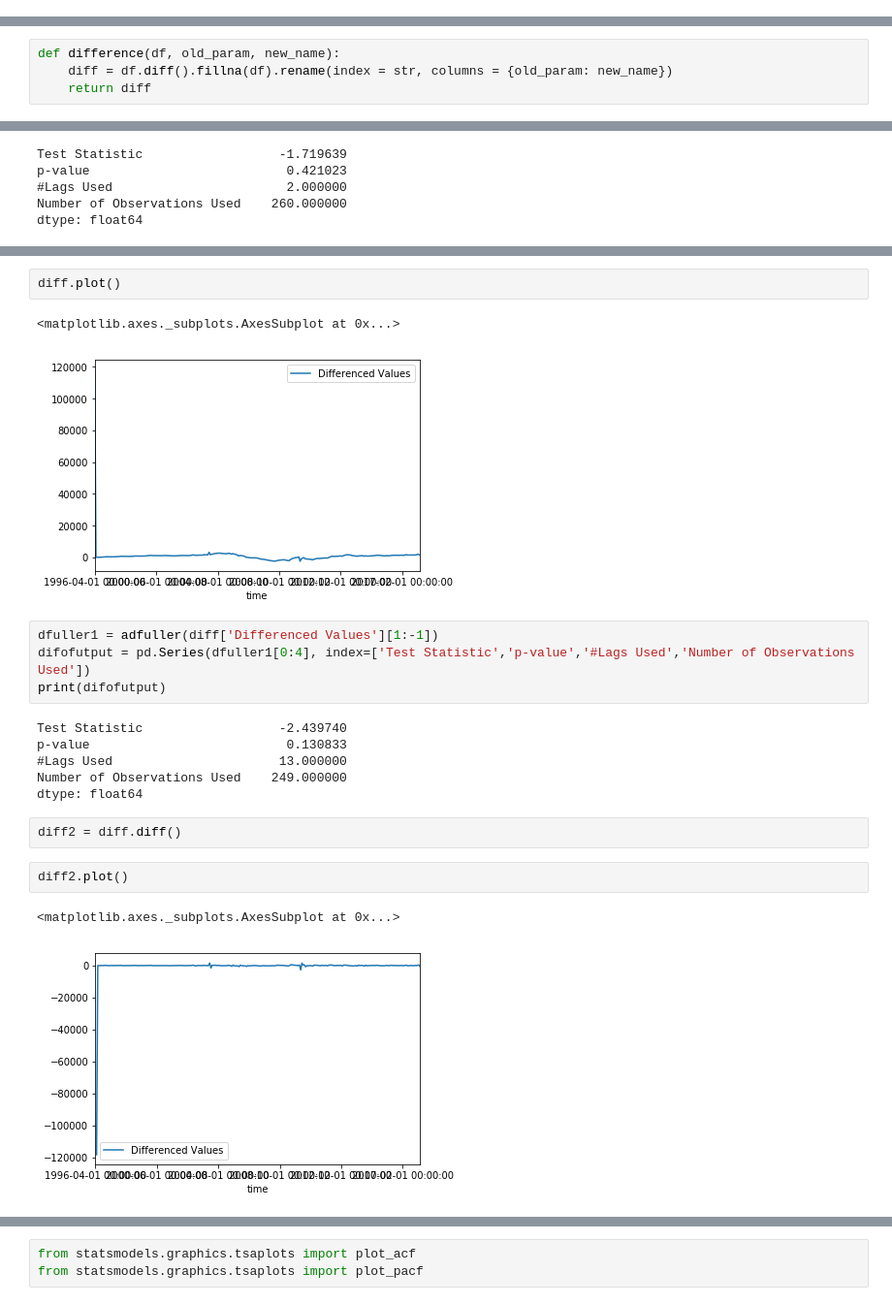
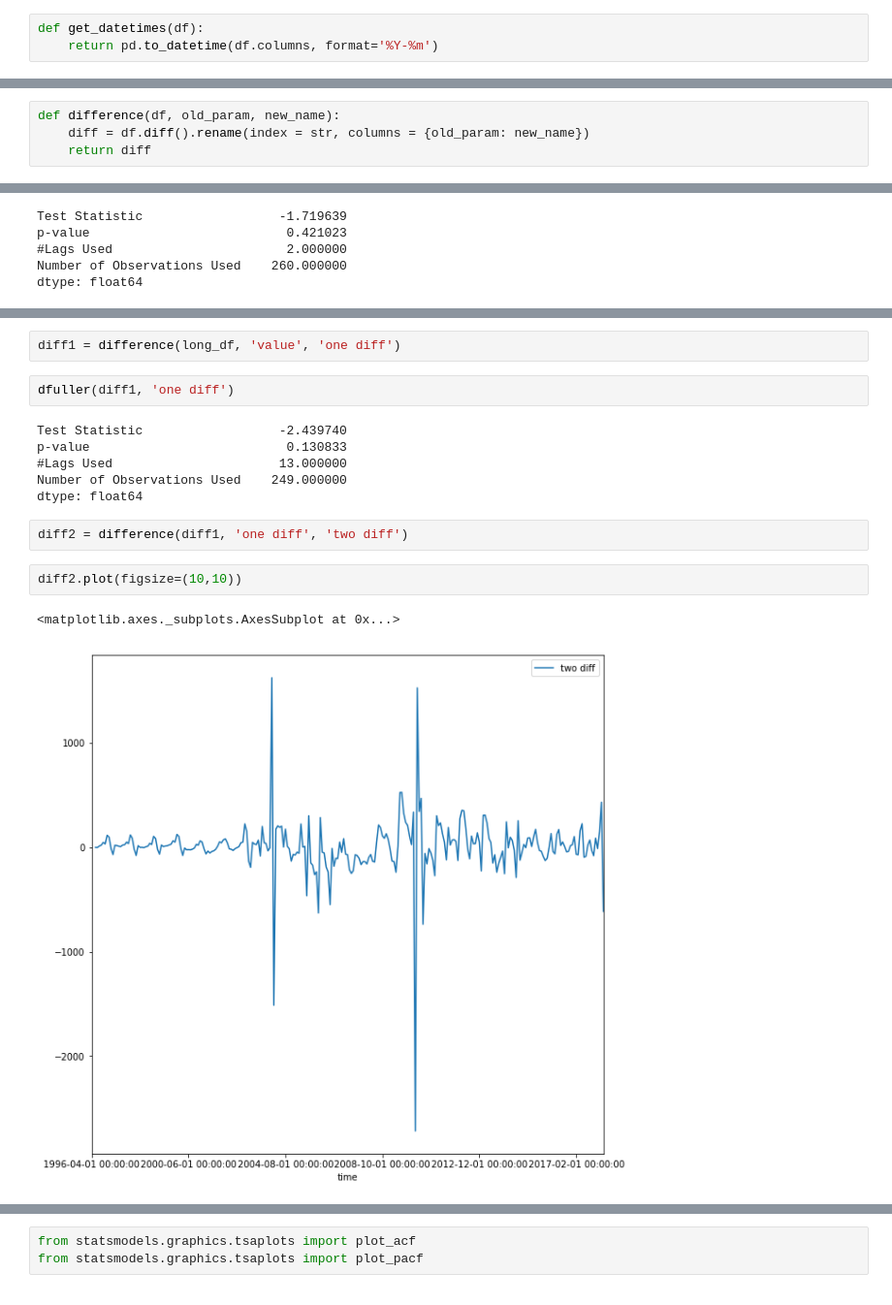
Before and after one commit to ndelrossi7/nyc-mhtn-ds-060319-lectures, a Jupyter notebook: Mod_4/Mod_4_Project/mod_4_starter_notebook-Copy1.ipynb, the cells around one changed output, grey strips where cells are left out. Shown at 97% size. Saved outputs shown, nothing was run; the diff lists cells and outputs as text.

```diff
--- a/Mod_4/Mod_4_Project/mod_4_starter_notebook-Copy1.ipynb
+++ b/Mod_4/Mod_4_Project/mod_4_starter_notebook-Copy1.ipynb
@@ -57,0 +64,3 @@ str
+# %%
+def get_datetimes(df):
+    return pd.to_datetime(df.columns, format='%Y-%m')
@@ -164,5 +182,5 @@ def dfuller(df, param):
     return dfoutput
 # %%
 def difference(df, old_param, new_name):
-    diff = df.diff().fillna(df).rename(index = str, columns = {old_param: new_name})
+    diff = df.diff().rename(index = str, columns = {old_param: new_name})
     return diff
@@ -206,22 +200,17 @@ long_df.plot()
-# %%
-diff.plot()
-# %% [output]
-<matplotlib.axes._subplots.AxesSubplot at 0x...>
-[figure, removed]
-# %%
-dfuller1 = adfuller(diff['Differenced Values'][1:-1])
-difofutput = pd.Series(dfuller1[0:4], index=['Test Statistic','p-value','#Lags Used','Number of Observations Used'])
-print(difofutput)
-# %% [output]
-Test Statistic                  -2.439740
-p-value                          0.130833
-#Lags Used                      13.000000
-Number of Observations Used    249.000000
-dtype: float64
+# %%
+diff1 = difference(long_df, 'value', 'one diff')
+# %%
+dfuller(diff1, 'one diff')
+# %% [output]
+Test Statistic                  -2.439740
+p-value                          0.130833
+#Lags Used                      13.000000
+Number of Observations Used    249.000000
+dtype: float64
 # %%
-diff2 = diff.diff()
+diff2 = difference(diff1, 'one diff', 'two diff')
 # %%
-diff2.plot()
+diff2.plot(figsize=(10,10))
 # %% [output]
 <matplotlib.axes._subplots.AxesSubplot at 0x...>
-[figure, old version]
+[figure, new version]
```
Also changed, not shown: parts of 47 cells of this notebook, 3 other files.
